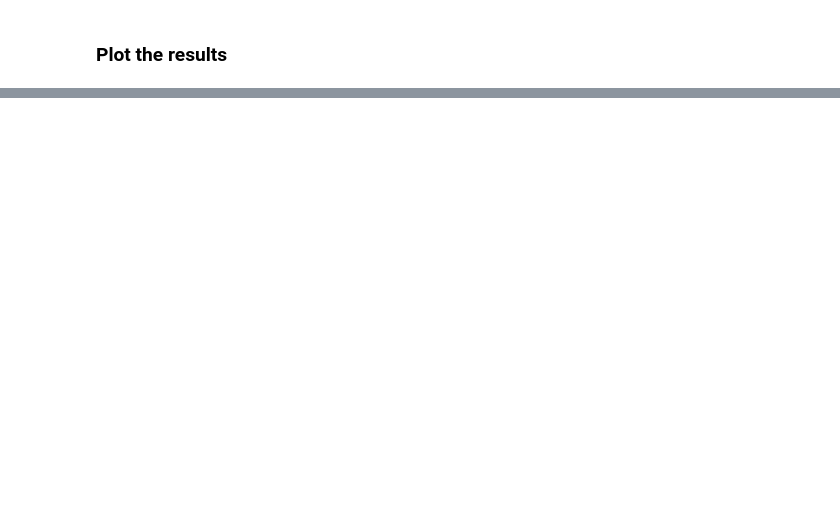
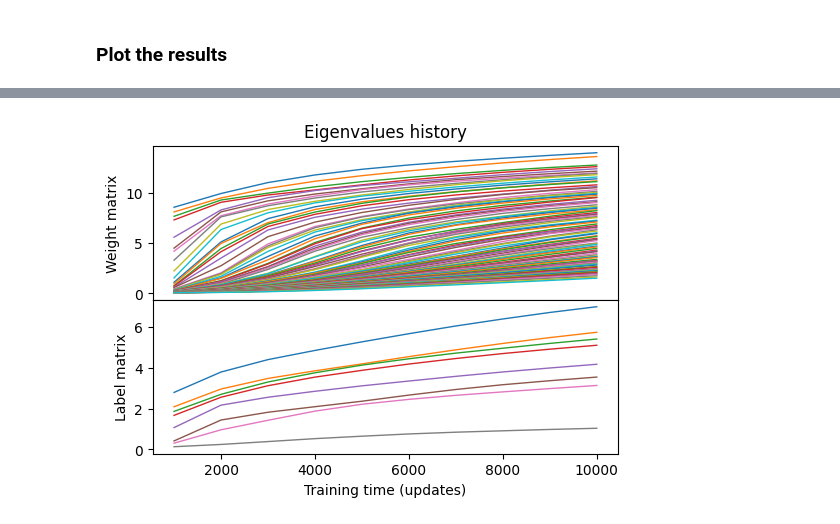
Before and after one commit to rossetl/annaDCA, a Jupyter notebook: develop.ipynb, the cells around one changed output, grey strips where cells are left out. Saved outputs shown, nothing was run; the diff lists cells and outputs as text; code cells hidden in the pictures; blank space fills up the shorter version.

```diff
--- a/develop.ipynb
+++ b/develop.ipynb
@@ -18,3 +18,15 @@ fname_chains = "/home/lorenzo/Documents/FeF_temp/models/MNIST/prova_chains.fasta
+# %%
+fname_data = "/home/rosset/data/PF00072/PF00072.fasta"
+fname_ann = "/home/rosset/data/PF00072/PF00072_ann.csv"
+fname_weights = "/home/rosset/data/PF00072/PF00072_weights.dat"
+fname_chains = "/home/rosset/models/PF00072/annaDCA_chains.fasta"
+fname_model = "/home/rosset/models/PF00072/annaDCA_params.h5"
+
+#fname_data = "/home/rosset/data/Test/SAM/SAM.fasta"
+#fname_ann = "/home/rosset/data/Test/SAM/SAM_ann.csv"
+#fname_weights = None
+#fname_chains = "/home/rosset/models/SAM/annaDCA_chains.fasta"
+#fname_model = "/home/rosset/models/SAM/annaDCA_params.h5"
 # %%
 device = torch.device("cuda" if torch.cuda.is_available() else "cpu")
 dtype = torch.float32
@@ -121,0 +80,17 @@ fig = plot_PCA(
+# %%
+updates, eigenvalues = get_eigenvalues_history(fname_model, target_matrix="weight_matrix", device=device, dtype=dtype)
+updates, eigenvalues_labels = get_eigenvalues_history(fname_model, target_matrix="label_matrix", device=device, dtype=dtype)
+# %%
+# Plot the eigenvalues history. first row is the weight matrix, second row is the label matrix. xaxis is shared and there is no border between the plots
+fig, ax = plt.subplots(2, 1, figsize=(6, 4), sharex=True, gridspec_kw={'hspace': 0})
+ax[0].plot(updates, eigenvalues, lw=1)
+ax[1].plot(updates, eigenvalues_labels, lw=1)
+ax[1].set_xlabel("Training time (updates)")
+ax[0].set_ylabel("Weight matrix")
+ax[1].set_ylabel("Label matrix")
+#ax[0].set_xscale("log")
+#ax[1].set_yscale("log")
+#ax[0].set_yscale("log")
+ax[0].set_title("Eigenvalues history");
+# %% [output]
+[figure, added]
```
Also changed, not shown: parts of 21 cells of this notebook, 18 other files.
